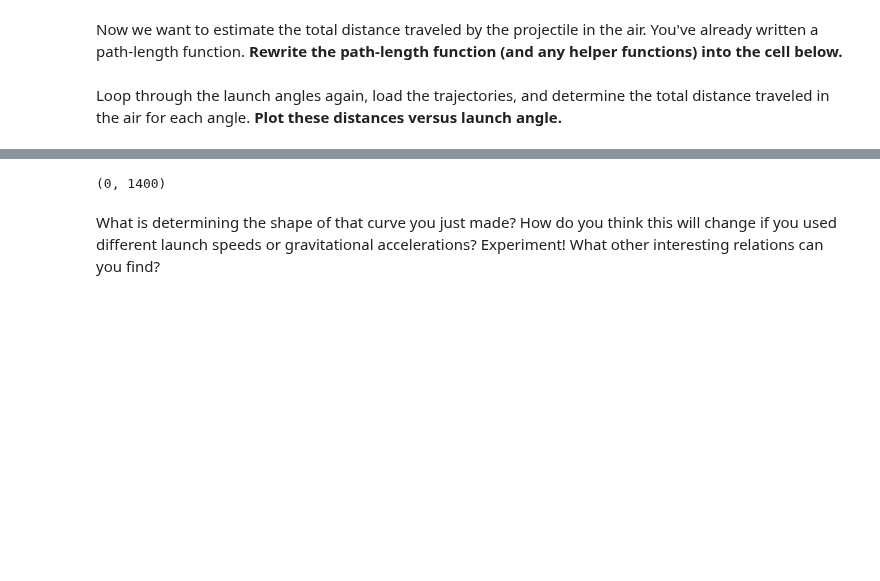
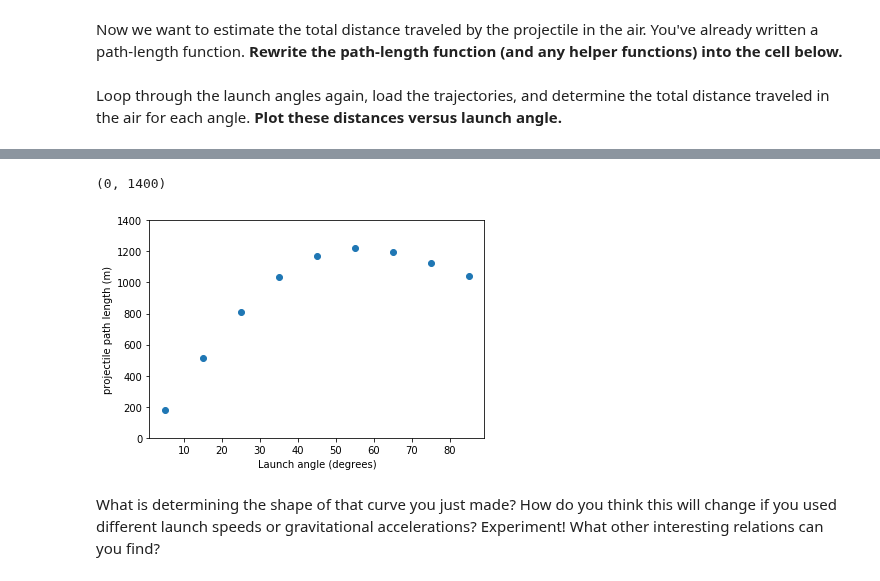
Before and after one commit to astroumd/GradMap, a Jupyter notebook: notebooks/Lectures2019/Lecture2/challenge_problem2_instructor_version.ipynb, the cells around one changed output, grey strips where cells are left out. Cells and saved outputs as stored; diff of their text form; code cells hidden in the pictures; blank space fills up the shorter version.

```diff
--- a/notebooks/Lectures2019/Lecture2/challenge_problem2_instructor_version.ipynb
+++ b/notebooks/Lectures2019/Lecture2/challenge_problem2_instructor_version.ipynb
@@ -153,12 +158,15 @@ Loop through the launch angles again, load the trajectories, and determine the t
 plt.close()
 
 path_lengths = np.zeros(num_angles)
-for theta_index in range(num_angles):
+
+theta_index = 0
+while theta_index < num_angles:
     X =  np.load("X_launch_angle_" + str(int(thetas_degrees[theta_index])) + str(".npy"))
     Y =  np.load("Y_launch_angle_" + str(int(thetas_degrees[theta_index])) + str(".npy"))
 
     pl = pathLength(X,Y)
     path_lengths[theta_index] = pl
+    theta_index = theta_index + 1
 
 plt.plot(thetas_degrees, path_lengths,'o')
 plt.xlabel("Launch angle (degrees)")
@@ -170,3 +176,4 @@ plt.ylim(0,1400)
 (0, 1400)
+[figure, added]
 # %% [markdown]
 What is determining the shape of that curve you just made? How do you think this will change if you used different launch speeds or gravitational accelerations? Experiment! What other interesting relations can you find?
```
Also changed, not shown: parts of 5 cells of this notebook, 14 other files.
